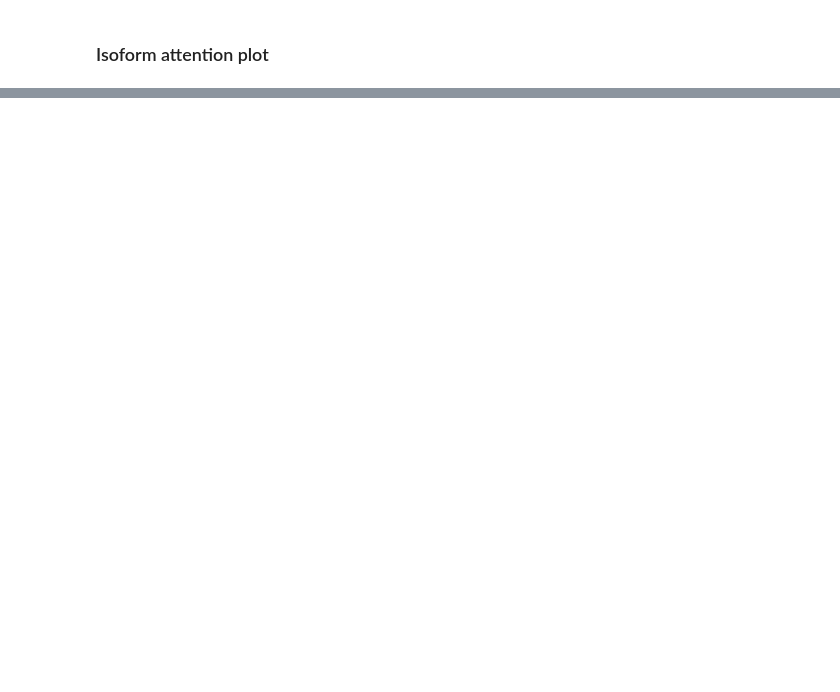
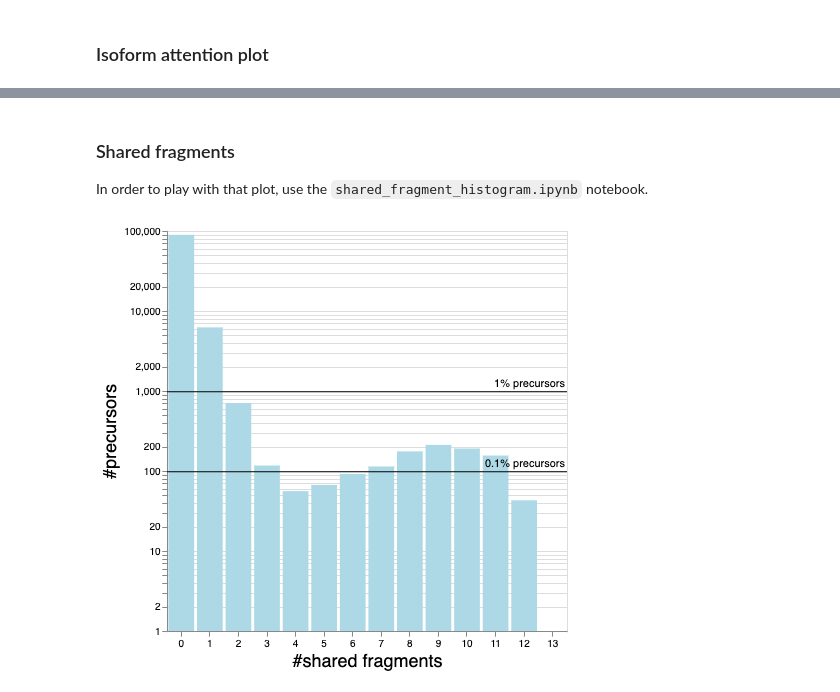
Before and after one commit to GeorgWa/alphadia-validate, a Jupyter notebook: notebooks/showcase.ipynb, the cells around one changed output, grey strips where cells are left out. Drawn from its saved outputs; the diff is of its cells as text; code cells hidden in the pictures; blank space fills up the shorter version.

```diff
--- a/notebooks/showcase.ipynb
+++ b/notebooks/showcase.ipynb
@@ -65,0 +73,10 @@ isoform_attention_plot(spectral_library_flat, precursor_df, dia_data, selected_h
+# %% [markdown]
+### Shared fragments
+In order to play with that plot, use the `shared_fragment_histogram.ipynb` notebook.
+# %%
+from IPython.display import Image
+
+# Display the image
+Image(filename='shared_fragment_histogram.png')
+# %% [output]
+[figure, added]
```
Also changed, not shown: parts of 4 cells of this notebook.
